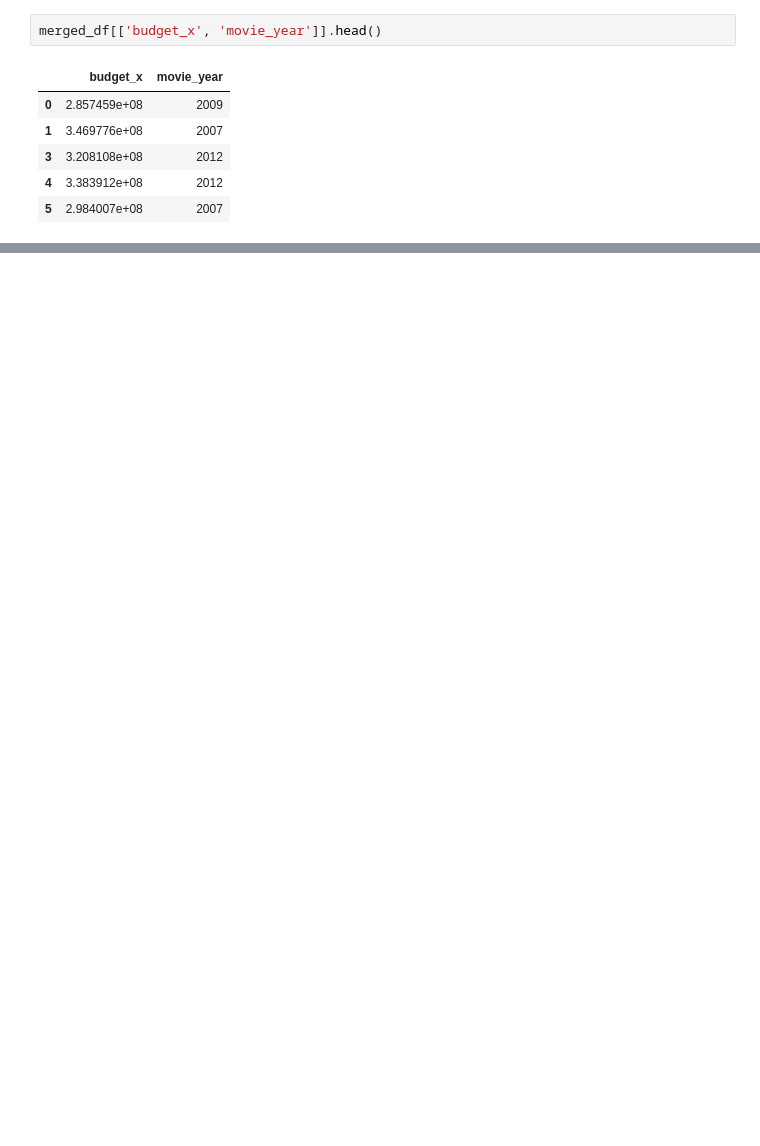
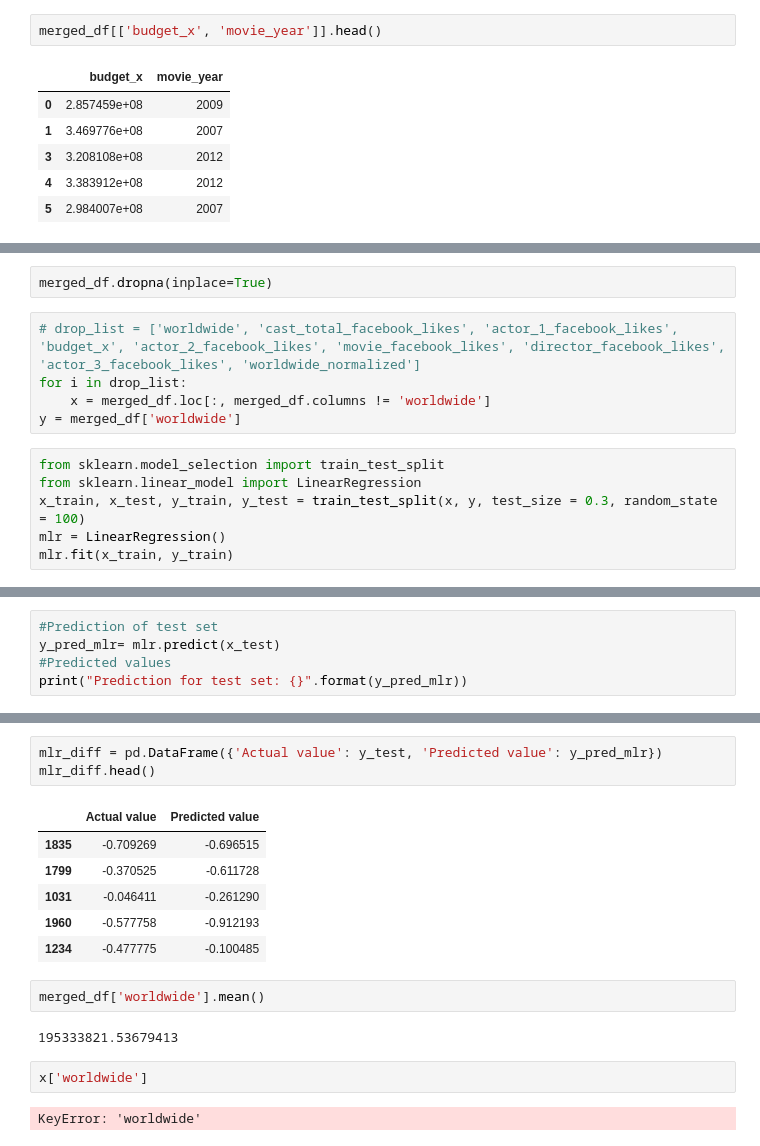
Before and after one commit to mpourostad/MovieRevenuePrediction, a Jupyter notebook: data_visualization.ipynb, the cells around one changed output, grey strips where cells are left out. Saved outputs shown, nothing was run; the diff lists cells and outputs as text; blank space fills up the shorter version.

Commit message:
cleaned data and linear regression training

```diff
--- a/data_visualization.ipynb
+++ b/data_visualization.ipynb
@@ -179,0 +217,13 @@ merged_df[['budget_x', 'movie_year']].head()
+# %%
+merged_df.dropna(inplace=True)
+# %%
+# drop_list = ['worldwide', 'cast_total_facebook_likes', 'actor_1_facebook_likes', 'budget_x', 'actor_2_facebook_likes', 'movie_facebook_likes', 'director_facebook_likes', 'actor_3_facebook_likes', 'worldwide_normalized']
+for i in drop_list:
+    x = merged_df.loc[:, merged_df.columns != 'worldwide']
+y = merged_df['worldwide']
+# %%
+from sklearn.model_selection import train_test_split
+from sklearn.linear_model import LinearRegression
+x_train, x_test, y_train, y_test = train_test_split(x, y, test_size = 0.3, random_state = 100)
+mlr = LinearRegression()
+mlr.fit(x_train, y_train)
@@ -179,0 +232,5 @@ merged_df[['budget_x', 'movie_year']].head()
+# %%
+#Prediction of test set
+y_pred_mlr= mlr.predict(x_test)
+#Predicted values
+print("Prediction for test set: {}".format(y_pred_mlr))
@@ -179,0 +269,18 @@ merged_df[['budget_x', 'movie_year']].head()
+# %%
+mlr_diff = pd.DataFrame({'Actual value': y_test, 'Predicted value': y_pred_mlr})
+mlr_diff.head()
+# %% [output]
+|  | Actual value | Predicted value |
+| 1835 | -0.709269 | -0.696515 |
+| 1799 | -0.370525 | -0.611728 |
+| 1031 | -0.046411 | -0.261290 |
+| 1960 | -0.577758 | -0.912193 |
+| 1234 | -0.477775 | -0.100485 |
+# %%
+merged_df['worldwide'].mean()
+# %% [output]
+195333821.53679413
+# %%
+x['worldwide']
+# %% [output]
+KeyError: 'worldwide'
```
Also changed, not shown: parts of 33 cells of this notebook.
